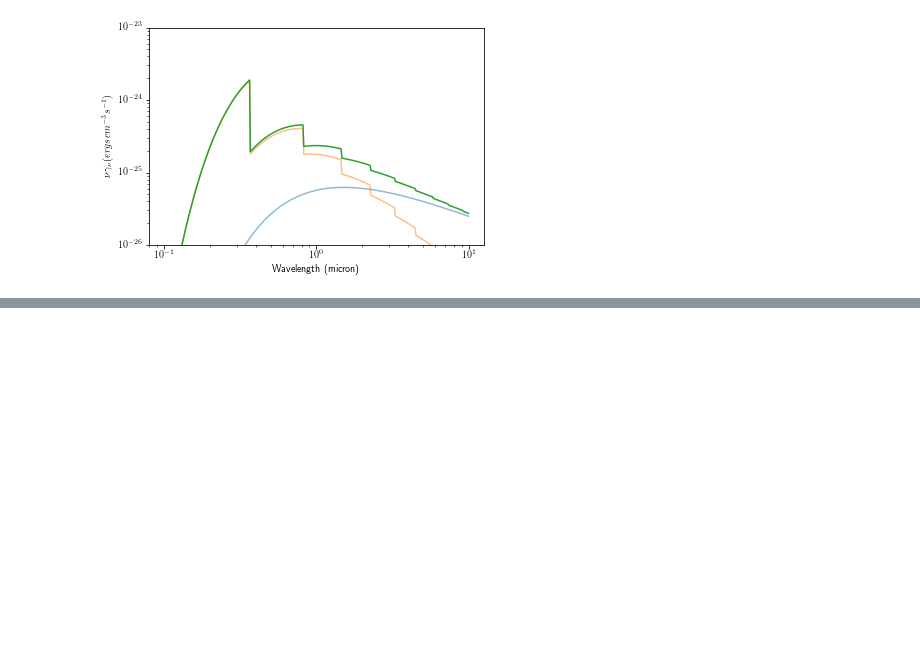
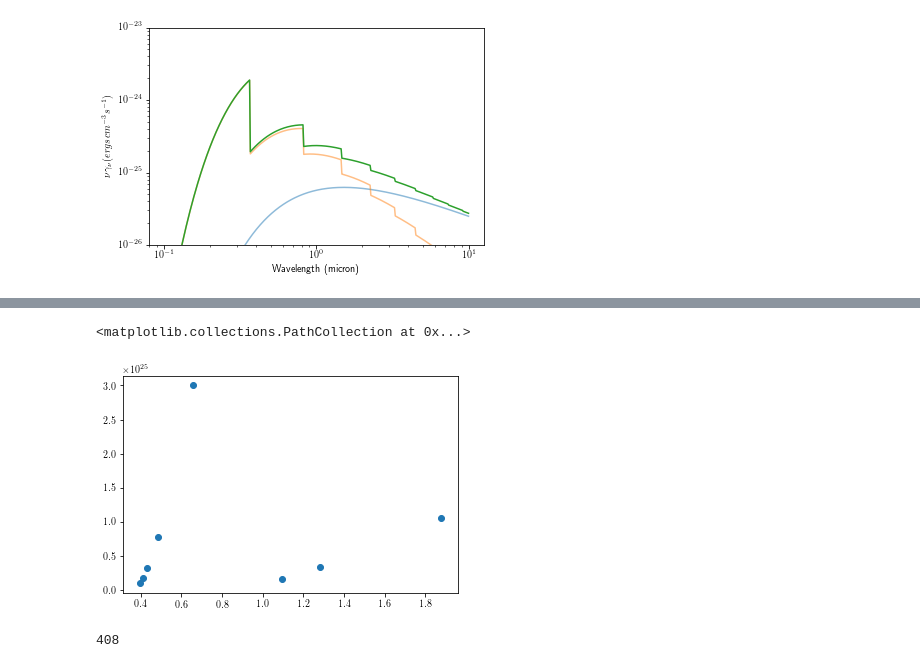
Before and after one commit to goyarzun/RadiationProject, a Jupyter notebook: Get Out.ipynb, the cells around one changed output, grey strips where cells are left out. Drawn from its saved outputs; the diff is of its cells as text; code cells hidden in the pictures; blank space fills up the shorter version.

```diff
--- a/Get Out.ipynb
+++ b/Get Out.ipynb
@@ -297,0 +348,20 @@ mpf('1.2004007302518234e-28')
+# %%
+def hbeta_line_luminosity(fesc, N_LyC):
+    return 4.78e-13 * (1-fesc) * N_LyC
+
+def gaussian(wave, wave0, flux, sigma):
+    return flux*np.exp(-(wave-wave0)**2/2/sigma**2)/(2*math.pi*sigma**2)**.5
+
+def compute(fluxhbeta):
+    ratios=np.genfromtxt("ratios_10.dat")
+    waves0, intensities, references=ratios[:,0], ratios[:,1], ratios[:,2]
+    nu0 = 3e18 / waves0
+    intensities *= references
+    intensities *= fluxhbeta
+
+    return waves0 / 10000, intensities / nu0
+# %%
+plt.scatter(compute(hbeta_line_luminosity(0,1e52))[0], compute(hbeta_line_luminosity(0,1e52))[1])
+# %% [output]
+<matplotlib.collections.PathCollection at 0x...>
+[figure, added]
@@ -297,0 +370,4 @@ mpf('1.2004007302518234e-28')
+# %%
+len(outlines)
+# %% [output]
+408
```
Also changed, not shown: parts of 19 cells of this notebook, 1 other file.
